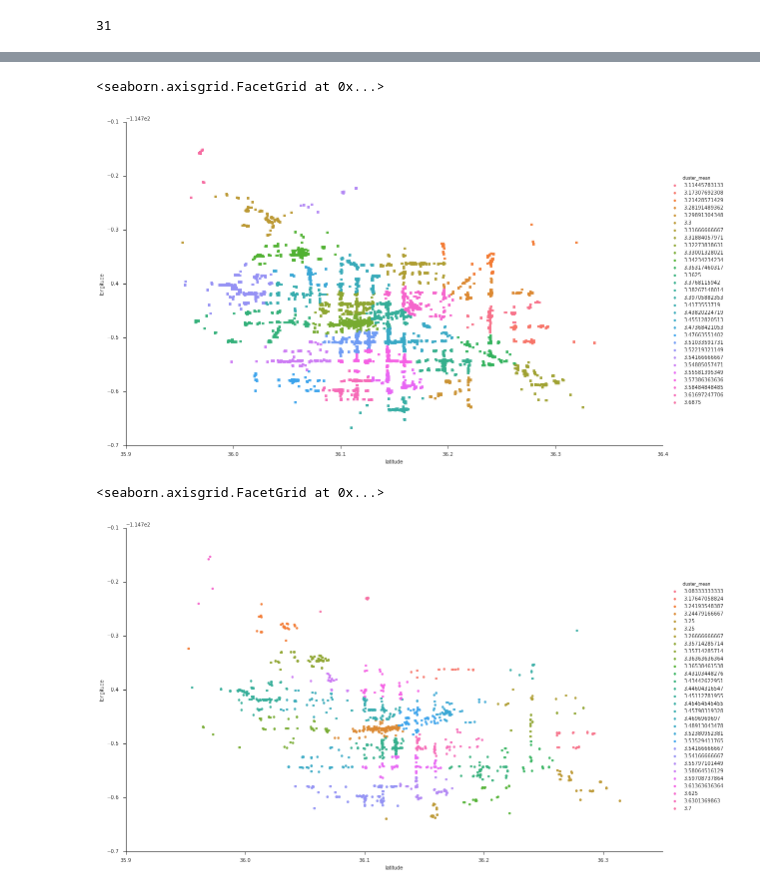
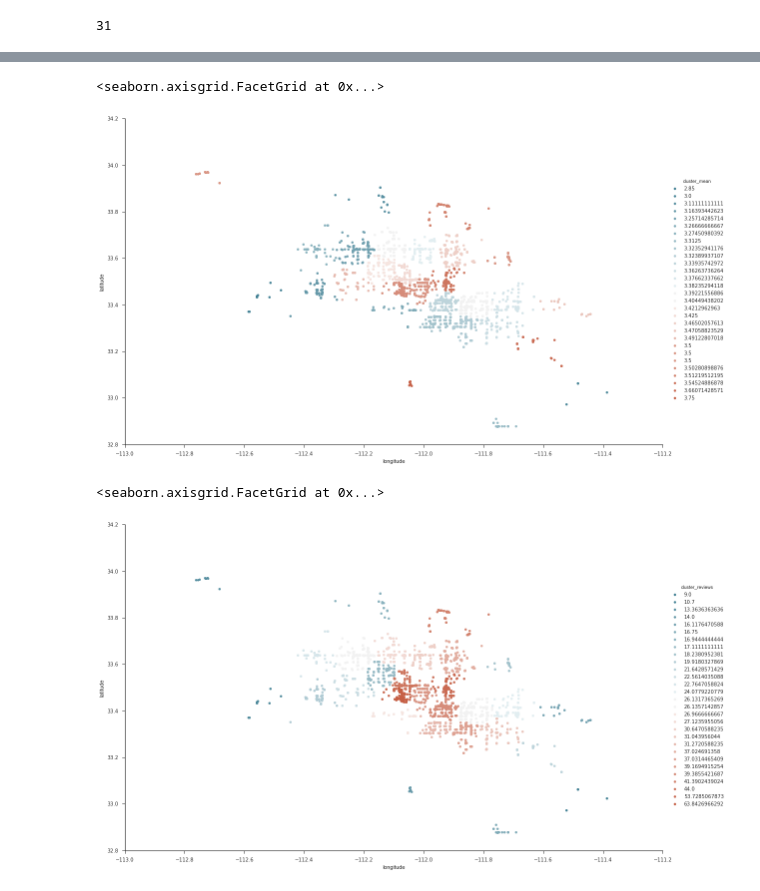
Before and after one commit to NickHoernle/Data-Science-Project-AM209a, a Jupyter notebook: data_exploration/sophie_location_maps.ipynb, the cells around one changed output, grey strips where cells are left out. Cells and saved outputs as stored; diff of their text form; code cells hidden in the pictures.

```diff
--- a/data_exploration/sophie_location_maps.ipynb
+++ b/data_exploration/sophie_location_maps.ipynb
@@ -561,9 +630,12 @@ fg.map(plt.scatter, 'latitude', 'longitude').add_legend()
 # %%
 lv_rest_open = lv_rest[lv_rest['open']==True]
 lv_rest_closed = lv_rest[lv_rest['open']==False]
+# %%
+phx_rest_open = phx_rest[phx_rest['open']==True]
+phx_rest_closed = phx_rest[phx_rest['open']==False]
 # %%
-kmeans = KMeans(n_clusters=30).fit(lv_rest_open[['latitude','longitude']])
+kmeans = KMeans(n_clusters=30).fit(phx_rest_open[['longitude','latitude']])
 # print(kmeans.labels_)
-lv_rest_open['cluster'] = kmeans.predict(lv_rest_open[['latitude','longitude']])
+phx_rest_open['cluster'] = kmeans.predict(phx_rest_open[['longitude','latitude']])
 # kmeans.cluster_centers_
 # %% [output]
@@ -596,10 +655,10 @@ def add_star_cluster(lv_rest_closed):
     lv_rest_closed['cluster_mean'] = lv_rest_closed['stars'].mean()
     return lv_rest_closed
 
-lv_rest_closed = lv_rest_closed.groupby('cluster').apply(add_star_cluster)
+phx_rest_closed = phx_rest_closed.groupby('cluster').apply(add_star_cluster)
 # %%
 def add_review_cluster(lv_rest_closed):
     lv_rest_closed['cluster_reviews'] = lv_rest_closed['review_count'].mean()
     return lv_rest_closed
 
-lv_rest_closed = lv_rest_closed.groupby('cluster').apply(add_review_cluster)
+phx_rest_closed = phx_rest_closed.groupby('cluster').apply(add_review_cluster)
@@ -606,18 +676,19 @@ lv_rest_closed = lv_rest_closed.groupby('cluster').apply(add_review_cluster)
 # %%
 seaborn.set(style='ticks')
-
-_clusters = sorted(list(lv_rest_open.groupby(['cluster'])['stars'].mean()))
-fg = seaborn.FacetGrid(data=lv_rest_open, hue='cluster_mean', hue_order=_clusters, size=10, aspect=1.61)
-fg.map(plt.scatter, 'latitude', 'longitude').add_legend()
+cmap = sns.diverging_palette(220, 20, n=30)
+_clusters = sorted(list(phx_rest_closed.groupby(['cluster'])['stars'].mean()))
+fg = seaborn.FacetGrid(data=phx_rest_closed, hue='cluster_mean', palette=cmap, hue_order=_clusters, size=10, aspect=1.61)
+fg.map(plt.scatter,'longitude','latitude').add_legend()
 # %% [output]
 <seaborn.axisgrid.FacetGrid at 0x...>
-[figure, old version]
+[figure, new version]
 # %%
 seaborn.set(style='ticks')
 
-_clusters = sorted(list(lv_rest_closed.groupby(['cluster'])['stars'].mean()))
-fg = seaborn.FacetGrid(data=lv_rest_closed, hue='cluster_mean', hue_order=_clusters, size=10, aspect=1.61)
-fg.map(plt.scatter, 'latitude', 'longitude').add_legend()
+cmap = sns.diverging_palette(220, 20, n=30)
+_clusters = sorted(list(phx_rest_closed.groupby(['cluster'])['review_count'].mean()))
+fg = seaborn.FacetGrid(data=phx_rest_closed, hue='cluster_reviews', palette=cmap, hue_order=_clusters, size=10, aspect=1.61)
+fg.map(plt.scatter, 'longitude','latitude').add_legend()
 # %% [output]
 <seaborn.axisgrid.FacetGrid at 0x...>
-[figure, old version]
+[figure, new version]
```
Also changed, not shown: parts of 23 cells of this notebook, 1 other file.
